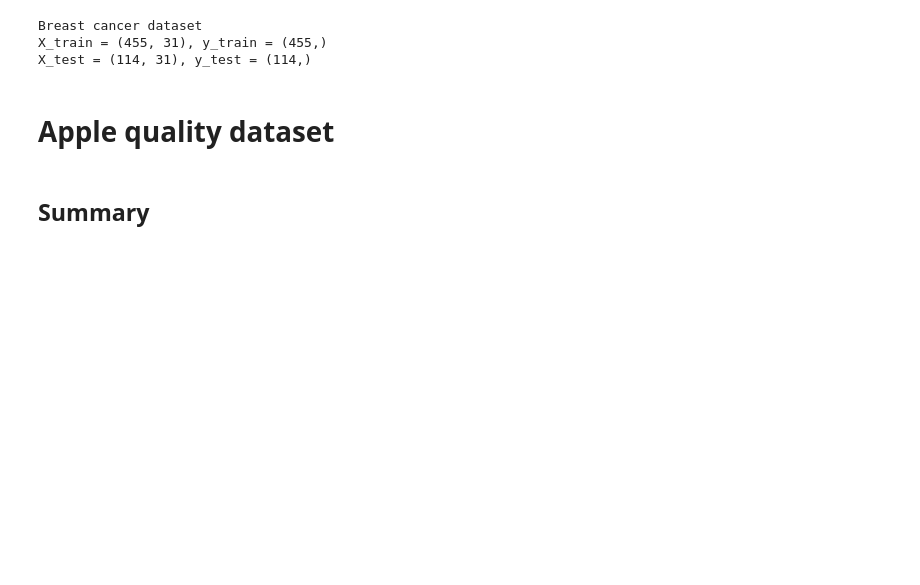
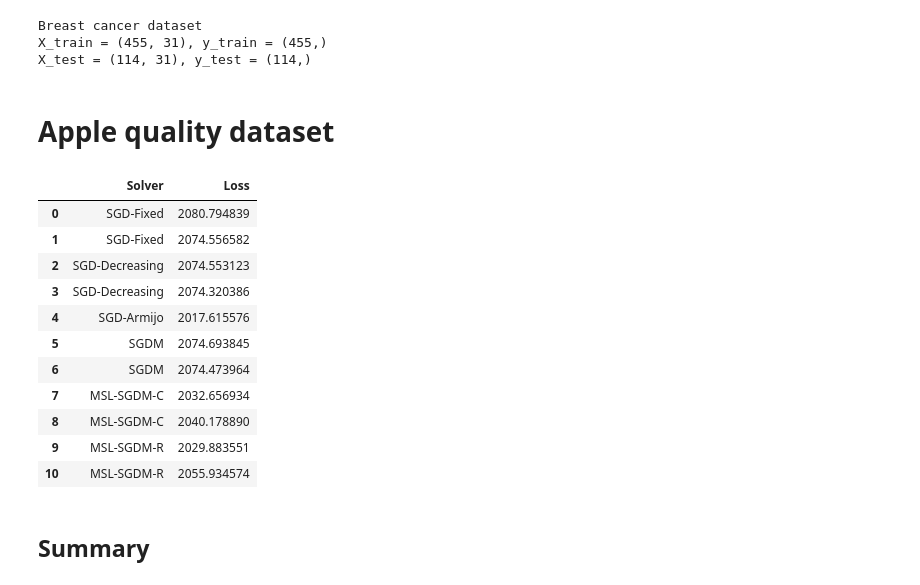
Before and after one commit to david-inf/SGD-and-LS, a Jupyter notebook: py/main.ipynb, the cells around one changed output. Saved outputs shown, nothing was run; the diff lists cells and outputs as text; code cells hidden in the pictures; blank space fills up the shorter version.

```diff
--- a/py/main.ipynb
+++ b/py/main.ipynb
@@ -127,7 +143,7 @@ sgdApple_decre3 = LogisticRegression(solver="SGD-Decreasing", C=1, minibatch=32)
 # SGD-Armijo
 #sgdApple_armijo1 = LogisticRegression(solver="SGD-Armijo", C=0.5, minibatch=64).fit(w0Apple, X_train_apple, y_train_apple, X_test_apple, y_test_apple, step_size=0.1)
 #sgdApple_armijo2 = LogisticRegression(solver="SGD-Armijo", C=2, minibatch=64).fit(w0Apple, X_train_apple, y_train_apple, X_test_apple, y_test_apple, step_size=0.001)
-sgdApple_armijo3 = LogisticRegression(solver="SGD-Armijo", C=0.1, minibatch=64).fit(w0Apple, X_train_apple, y_train_apple, X_test_apple, y_test_apple, step_size=1)
+sgdApple_armijo3 = LogisticRegression(solver="SGD-Armijo", C=1, minibatch=64).fit(w0Apple, X_train_apple, y_train_apple, X_test_apple, y_test_apple, step_size=1)
 # %%
 # SGDM
 #sgdmApple_1 = LogisticRegression(solver="SGDM", C=0.001, minibatch=32).fit(w0Apple, X_train_apple, y_train_apple, X_test_apple, y_test_apple, step_size=0.5, momentum=0.9)
@@ -146,2 +162,17 @@ mslrApple_3 = LogisticRegression(solver="MSL-SGDM-R", C=2, minibatch=64).fit(w0A
 # %%
-modelsApple_data1 = optim_data([sgdApple_fixed1, sgdApple_fixed3, sgdApple_decre1, sgdApple_decre3, sgdApple_armijo3])
+modelsApple_data = optim_data([sgdApple_fixed1, sgdApple_fixed3, sgdApple_decre1, sgdApple_decre3, sgdApple_armijo3,
+                               sgdmApple_2, sgdmApple_3, mslcApple_2, mslcApple_3, mslrApple_2, mslrApple_3])
+modelsApple_data[["Solver", "Loss"]]
+# %% [output]
+|  | Solver | Loss |
+| 0 | SGD-Fixed | 2080.794839 |
+| 1 | SGD-Fixed | 2074.556582 |
+| 2 | SGD-Decreasing | 2074.553123 |
+| 3 | SGD-Decreasing | 2074.320386 |
+| 4 | SGD-Armijo | 2017.615576 |
+| 5 | SGDM | 2074.693845 |
+| 6 | SGDM | 2074.473964 |
+| 7 | MSL-SGDM-C | 2032.656934 |
+| 8 | MSL-SGDM-C | 2040.178890 |
+| 9 | MSL-SGDM-R | 2029.883551 |
+| 10 | MSL-SGDM-R | 2055.934574 |
```
Also changed, not shown: parts of 21 cells of this notebook, 10 other files.
